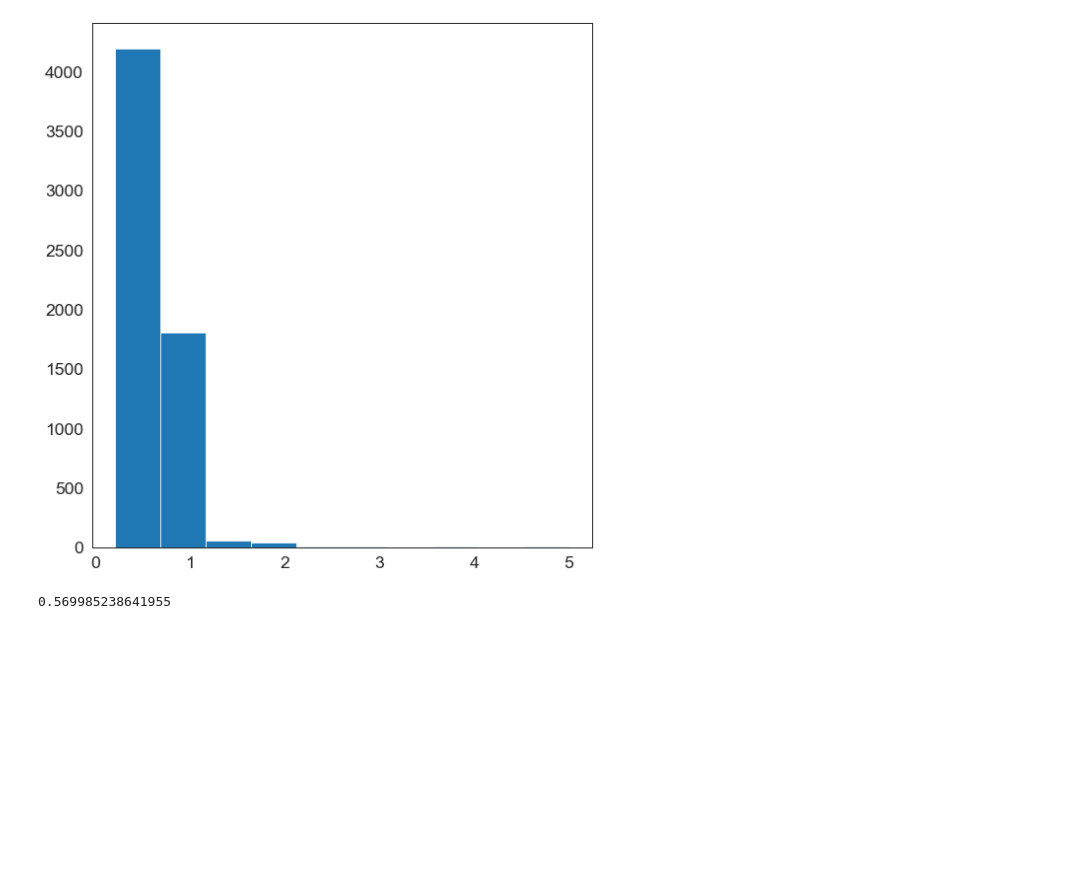
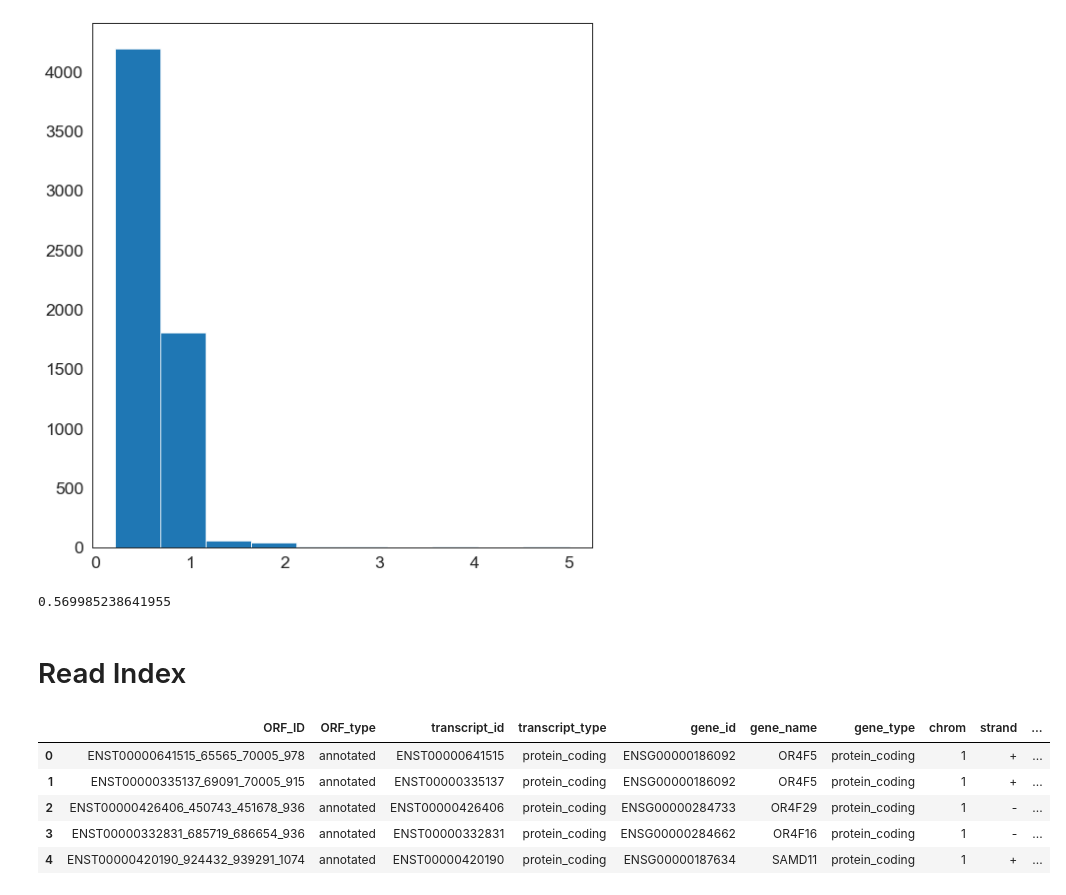
Before and after one commit to smithlabcode/ribotricer-results, a Jupyter notebook: real/uorfs/uORF-re-analysis.ipynb, the cells around one changed output. Cells and saved outputs as stored; diff of their text form; code cells hidden in the pictures; blank space fills up the shorter version.

```diff
--- a/real/uorfs/uORF-re-analysis.ipynb
+++ b/real/uorfs/uORF-re-analysis.ipynb
@@ -517,3 +517,15 @@ fig.savefig('uorf_cds_genewise_ratio_mm.png')
 uorf_cds_genewise_ratio_mm.mean()
 # %% [output]
 0.569985238641955
+# %% [markdown]
+# Read Index
+# %%
+ribotricer_hg_index = pd.read_csv('/home/cmb-panasas2/skchoudh/genomes/hg38/ribotricer_v96_annotation_longest_candidate_orfs.tsv', sep='\t')
+ribotricer_hg_index.head()
+# %% [output]
+|  | ORF_ID | ORF_type | transcript_id | transcript_type | gene_id | gene_name | gene_type | chrom | strand | ... |
+| 0 | ENST00000641515_65565_70005_978 | annotated | ENST00000641515 | protein_coding | ENSG00000186092 | OR4F5 | protein_coding | 1 | + | ... |
+| 1 | ENST00000335137_69091_70005_915 | annotated | ENST00000335137 | protein_coding | ENSG00000186092 | OR4F5 | protein_coding | 1 | + | ... |
+| 2 | ENST00000426406_450743_451678_936 | annotated | ENST00000426406 | protein_coding | ENSG00000284733 | OR4F29 | protein_coding | 1 | - | ... |
+| 3 | ENST00000332831_685719_686654_936 | annotated | ENST00000332831 | protein_coding | ENSG00000284662 | OR4F16 | protein_coding | 1 | - | ... |
+| 4 | ENST00000420190_924432_939291_1074 | annotated | ENST00000420190 | protein_coding | ENSG00000187634 | SAMD11 | protein_coding | 1 | + | ... |
```
Also changed, not shown: parts of 19 cells of this notebook.
